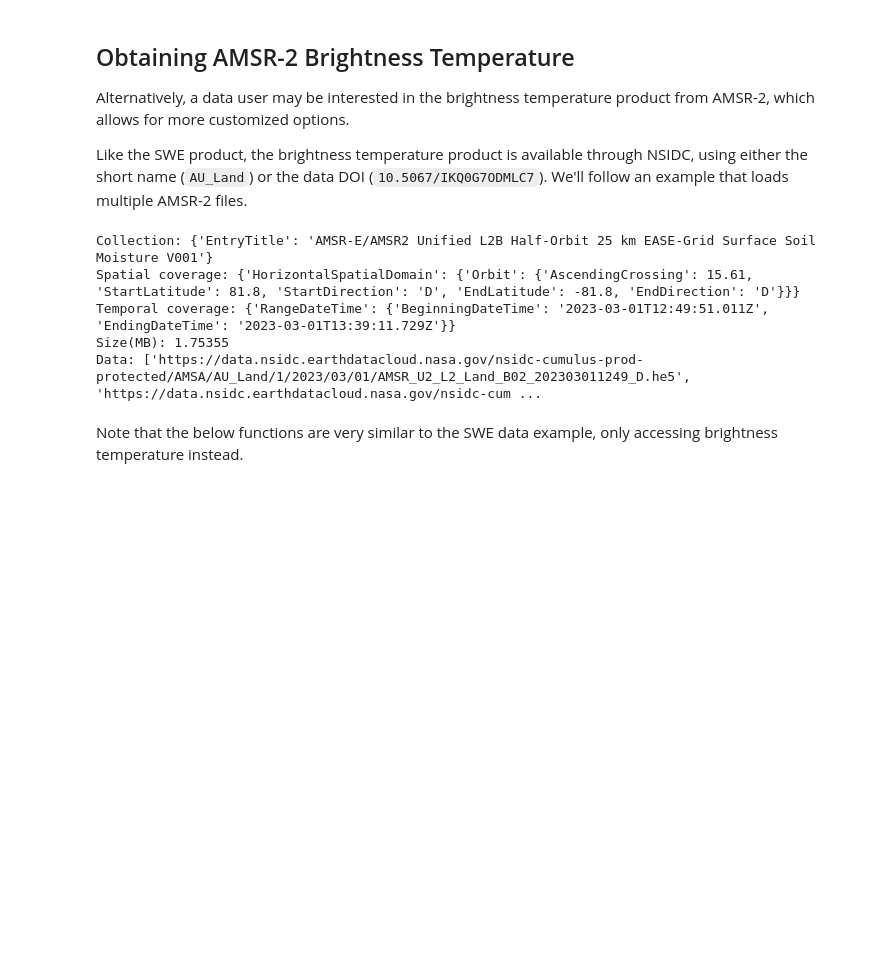
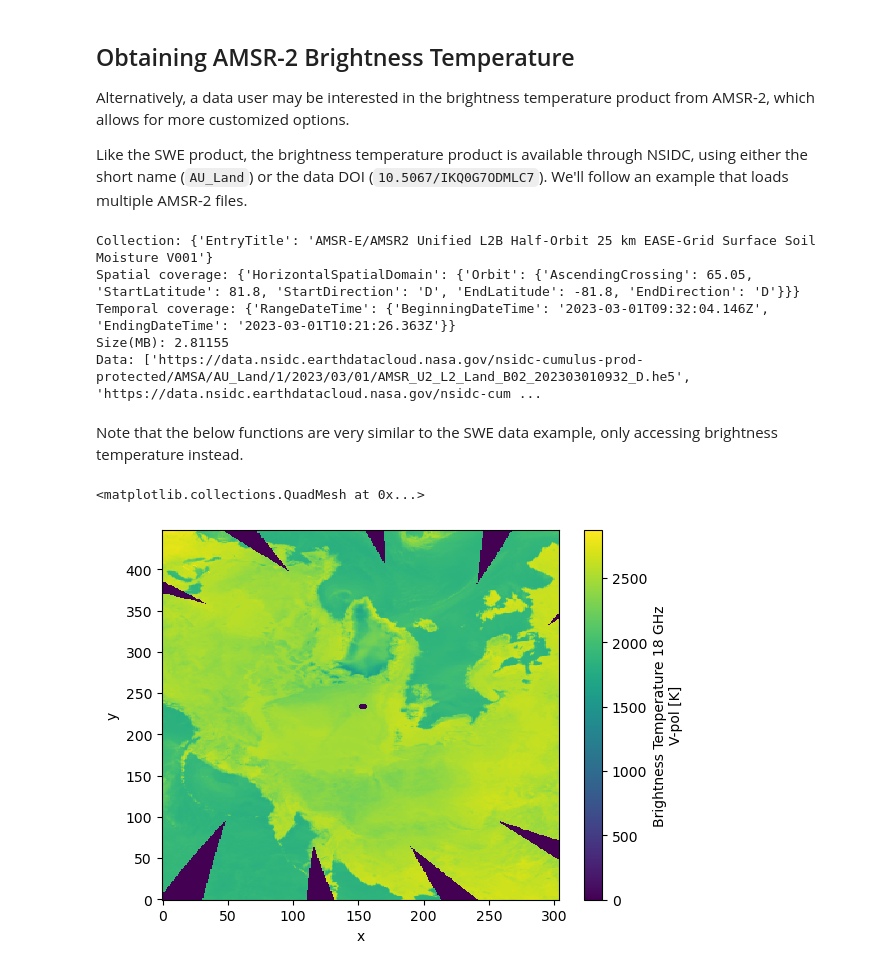
Before and after one commit to zachghiaccio/snow-observations, a Jupyter notebook: notebooks/AMSR2_swe_access.ipynb, the cells around one changed output. Saved outputs shown, nothing was run; the diff lists cells and outputs as text; code cells hidden in the pictures; blank space fills up the shorter version.

Commit message:
Switched to L3 gridded Tb product. Need to figure out how to best plot polar coordinates.

```diff
--- a/notebooks/AMSR2_swe_access.ipynb
+++ b/notebooks/AMSR2_swe_access.ipynb
@@ -251,23 +251,24 @@ Like the SWE product, the brightness temperature product is available through NS
 # Convert Fairbanks geoJSON to earthaccess-friendly format.
 fairbanks = gpd.read_file("/home/jovyan/snow-observations-cookbook/notebooks/data/cffl_lidar_box.geojson")
 fairbanks.to_crs("EPSG:4326", inplace=True)
-minx, miny, maxx, maxy = fairbanks.total_bounds
+#minx, miny, maxx, maxy = fairbanks.total_bounds
+minx, miny, maxx, maxy = -124.7, 31, -103, 49
 
 # Run the earthaccess query
 results = earthaccess.search_data(
-    short_name='AU_Land',
+    short_name='AU_SI25',
     bounding_box=(minx, miny, maxx, maxy),
     temporal=("2023-03-01", "2023-03-31"),
     count=10
 )
 # %%
-display(results[0])
+display(results[1])
 # %% [output]
 Collection: {'EntryTitle': 'AMSR-E/AMSR2 Unified L2B Half-Orbit 25 km EASE-Grid Surface Soil Moisture V001'}
-Spatial coverage: {'HorizontalSpatialDomain': {'Orbit': {'AscendingCrossing': 15.61, 'StartLatitude': 81.8, 'StartDirection': 'D', 'EndLatitude': -81.8, 'EndDirection': 'D'}}}
-Temporal coverage: {'RangeDateTime': {'BeginningDateTime': '2023-03-01T12:49:51.011Z', 'EndingDateTime': '2023-03-01T13:39:11.729Z'}}
-Size(MB): 1.75355
-Data: ['https://data.nsidc.earthdatacloud.nasa.gov/nsidc-cumulus-prod-protected/AMSA/AU_Land/1/2023/03/01/AMSR_U2_L2_Land_B02_202303011249_D.he5', 'https://data.nsidc.earthdatacloud.nasa.gov/nsidc-cum ...
+Spatial coverage: {'HorizontalSpatialDomain': {'Orbit': {'AscendingCrossing': 65.05, 'StartLatitude': 81.8, 'StartDirection': 'D', 'EndLatitude': -81.8, 'EndDirection': 'D'}}}
+Temporal coverage: {'RangeDateTime': {'BeginningDateTime': '2023-03-01T09:32:04.146Z', 'EndingDateTime': '2023-03-01T10:21:26.363Z'}}
+Size(MB): 2.81155
+Data: ['https://data.nsidc.earthdatacloud.nasa.gov/nsidc-cumulus-prod-protected/AMSA/AU_Land/1/2023/03/01/AMSR_U2_L2_Land_B02_202303010932_D.he5', 'https://data.nsidc.earthdatacloud.nasa.gov/nsidc-cum ...
 # %%
 # Stream the data directly into memory
 files = earthaccess.open(results)
@@ -324,3 +324,10 @@ def generate_date(file):
     dt = np.datetime64(datetime.date(int(yyyymmdd[:4]),int(yyyymmdd[4:6]),int(yyyymmdd[6:])))
 
     return dt
+# %%
+ds = assign_and_grid(files[0])
+# %%
+ds.tbv18.plot()
+# %% [output]
+<matplotlib.collections.QuadMesh at 0x...>
+[figure, added]
```
Also changed, not shown: parts of 9 cells of this notebook.
